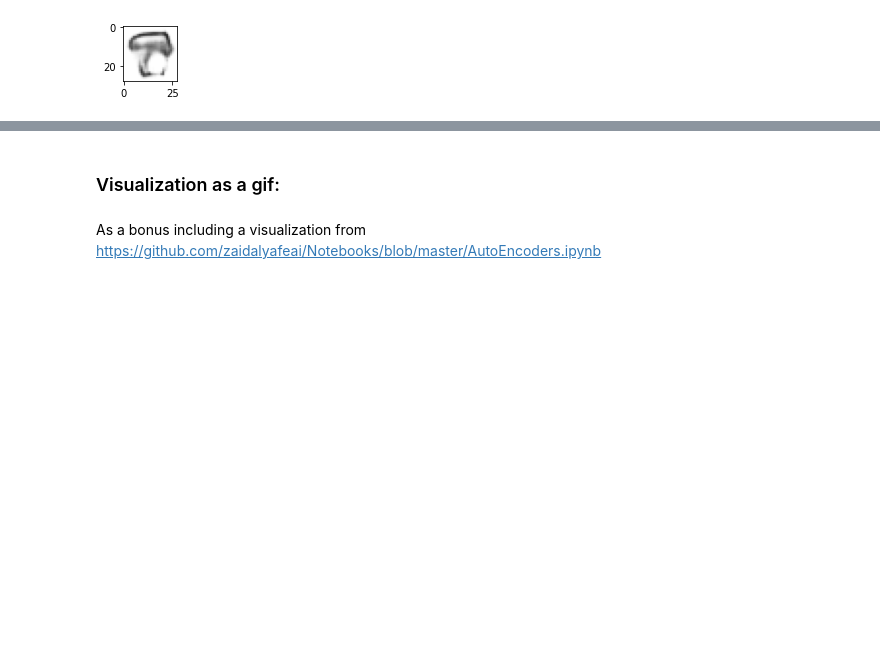
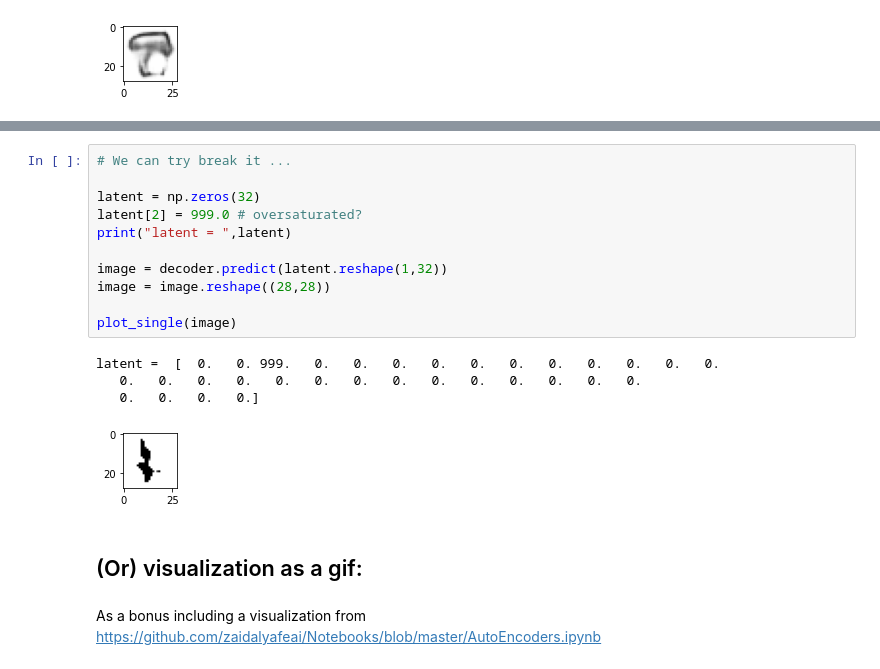
Before and after one commit to previtus/cci_exploring_machine_intelligence, a Jupyter notebook: week05_generative-models/ml05_convolutional_VAE.ipynb, the cells around one changed output, grey strips where cells are left out. Saved outputs shown, nothing was run; the diff lists cells and outputs as text; blank space fills up the shorter version.

```diff
--- a/week05_generative-models/ml05_convolutional_VAE.ipynb
+++ b/week05_generative-models/ml05_convolutional_VAE.ipynb
@@ -475,5 +494,21 @@ a: 0.61
+# %%
+# We can try break it ...
+
+latent = np.zeros(32)
+latent[2] = 999.0 # oversaturated?
+print("latent = ",latent)
+
+image = decoder.predict(latent.reshape(1,32))
+image = image.reshape((28,28))
+
+plot_single(image)
+# %% [output]
+latent =  [  0.   0. 999.   0.   0.   0.   0.   0.   0.   0.   0.   0.   0.   0.
+   0.   0.   0.   0.   0.   0.   0.   0.   0.   0.   0.   0.   0.   0.
+   0.   0.   0.   0.]
+[figure, added]
 # %% [markdown]
-### Visualization as a gif:
+## (Or) visualization as a gif:
 # %% [markdown]
 As a bonus including a visualization from https://github.com/zaidalyafeai/Notebooks/blob/master/AutoEncoders.ipynb
 # %%
```
Also changed, not shown: parts of 4 cells of this notebook.
